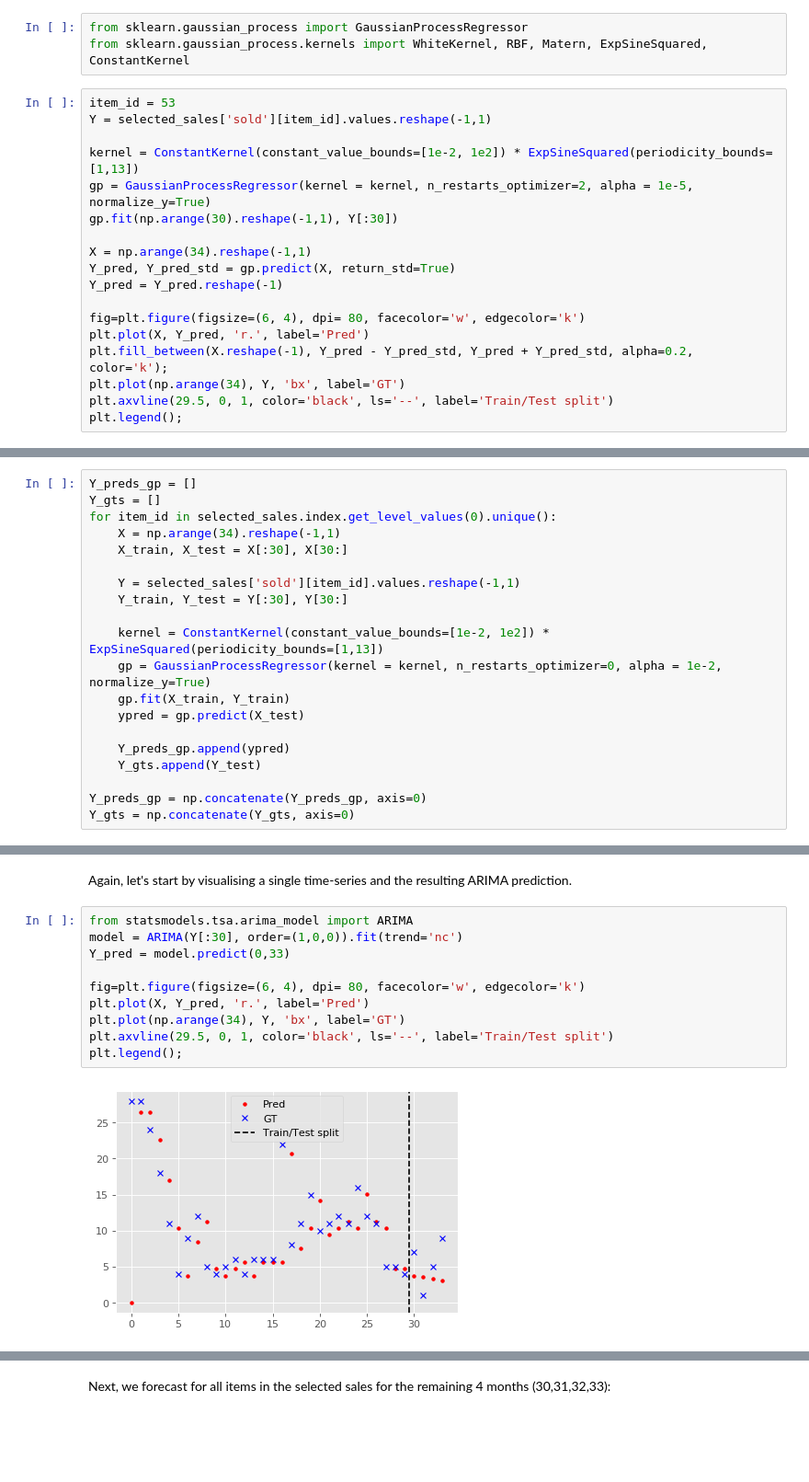
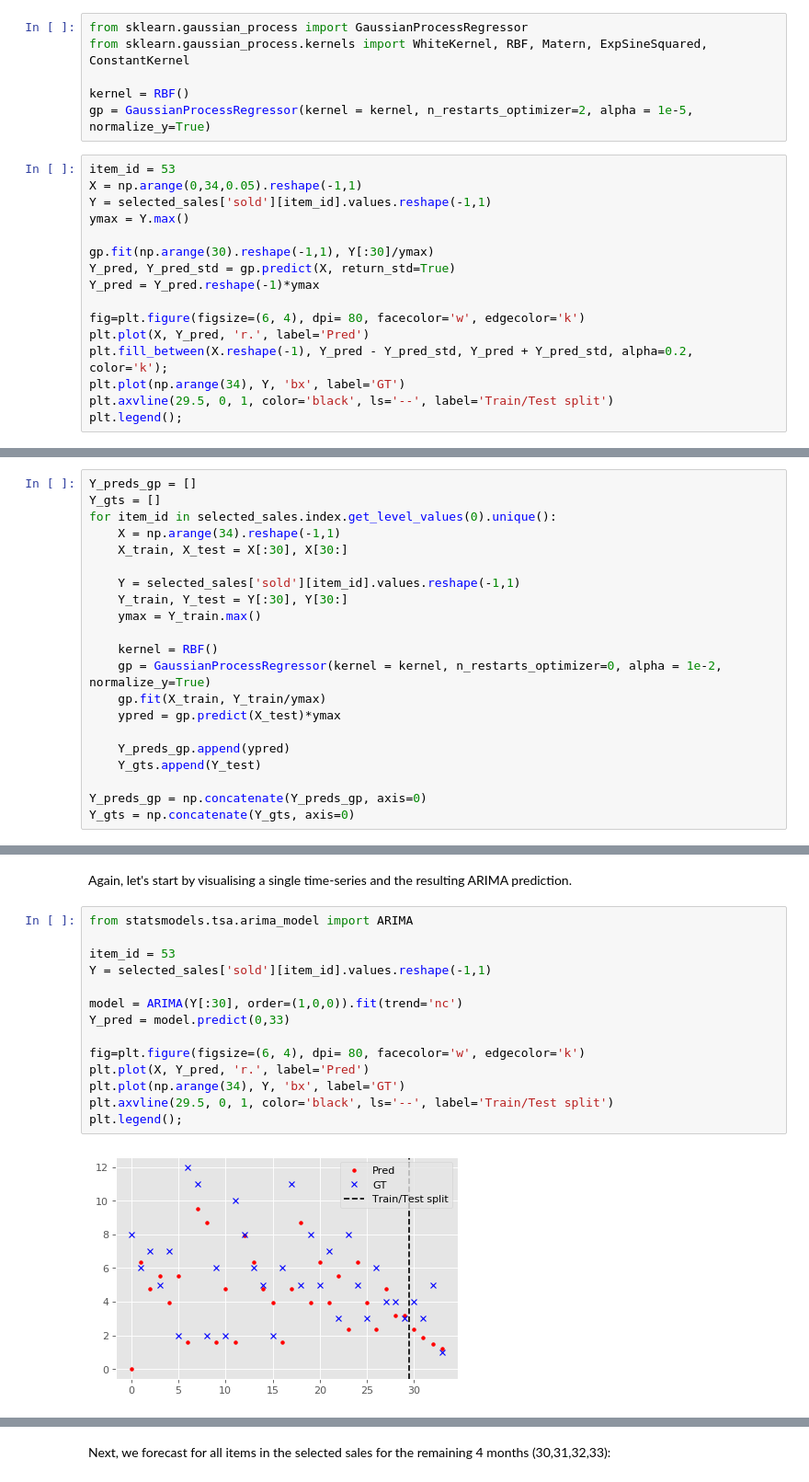
Before and after one commit to eduardohenriquearnold/eduardohenriquearnold.github.io, a Jupyter notebook: static/notebooks/timeseriesforecast.ipynb, the cells around one changed output, grey strips where cells are left out. Shown at 92% size. Drawn from its saved outputs; the diff is of its cells as text; blank space fills up the shorter version.

```diff
--- a/static/notebooks/timeseriesforecast.ipynb
+++ b/static/notebooks/timeseriesforecast.ipynb
@@ -168,17 +185,18 @@ First, let's observe what happens using a single item_id and extrapolating betwe
 # %%
 from sklearn.gaussian_process import GaussianProcessRegressor
 from sklearn.gaussian_process.kernels import WhiteKernel, RBF, Matern, ExpSineSquared, ConstantKernel
+
+kernel = RBF()
+gp = GaussianProcessRegressor(kernel = kernel, n_restarts_optimizer=2, alpha = 1e-5, normalize_y=True)
 # %%
 item_id = 53
+X = np.arange(0,34,0.05).reshape(-1,1)
 Y = selected_sales['sold'][item_id].values.reshape(-1,1)
+ymax = Y.max()
 
-kernel = ConstantKernel(constant_value_bounds=[1e-2, 1e2]) * ExpSineSquared(periodicity_bounds=[1,13])
-gp = GaussianProcessRegressor(kernel = kernel, n_restarts_optimizer=2, alpha = 1e-5, normalize_y=True)
-gp.fit(np.arange(30).reshape(-1,1), Y[:30])
-
-X = np.arange(34).reshape(-1,1)
+gp.fit(np.arange(30).reshape(-1,1), Y[:30]/ymax)
 Y_pred, Y_pred_std = gp.predict(X, return_std=True)
-Y_pred = Y_pred.reshape(-1)
+Y_pred = Y_pred.reshape(-1)*ymax
 
 fig=plt.figure(figsize=(6, 4), dpi= 80, facecolor='w', edgecolor='k')
 plt.plot(X, Y_pred, 'r.', label='Pred')
@@ -199,11 +217,12 @@ for item_id in selected_sales.index.get_level_values(0).unique():
 
     Y = selected_sales['sold'][item_id].values.reshape(-1,1)
     Y_train, Y_test = Y[:30], Y[30:]
+    ymax = Y_train.max()
 
-    kernel = ConstantKernel(constant_value_bounds=[1e-2, 1e2]) * ExpSineSquared(periodicity_bounds=[1,13])
+    kernel = RBF()
     gp = GaussianProcessRegressor(kernel = kernel, n_restarts_optimizer=0, alpha = 1e-2, normalize_y=True)
-    gp.fit(X_train, Y_train)
-    ypred = gp.predict(X_test)
+    gp.fit(X_train, Y_train/ymax)
+    ypred = gp.predict(X_test)*ymax
 
     Y_preds_gp.append(ypred)
     Y_gts.append(Y_test)
@@ -222,13 +241,17 @@ For simplicity, we assume our time-series are stationary and use $p=1$, $q=0$, $
 Again, let's start by visualising a single time-series and the resulting ARIMA prediction.
 # %%
 from statsmodels.tsa.arima_model import ARIMA
+
+item_id = 53
+Y = selected_sales['sold'][item_id].values.reshape(-1,1)
+
 model = ARIMA(Y[:30], order=(1,0,0)).fit(trend='nc')
 Y_pred = model.predict(0,33)
 
 fig=plt.figure(figsize=(6, 4), dpi= 80, facecolor='w', edgecolor='k')
 plt.plot(X, Y_pred, 'r.', label='Pred')
 plt.plot(np.arange(34), Y, 'bx', label='GT')
 plt.axvline(29.5, 0, 1, color='black', ls='--', label='Train/Test split')
 plt.legend();
 # %% [output]
-[figure, old version]
+[figure, new version]
```
Also changed, not shown: parts of 9 cells of this notebook, 12 other files.
